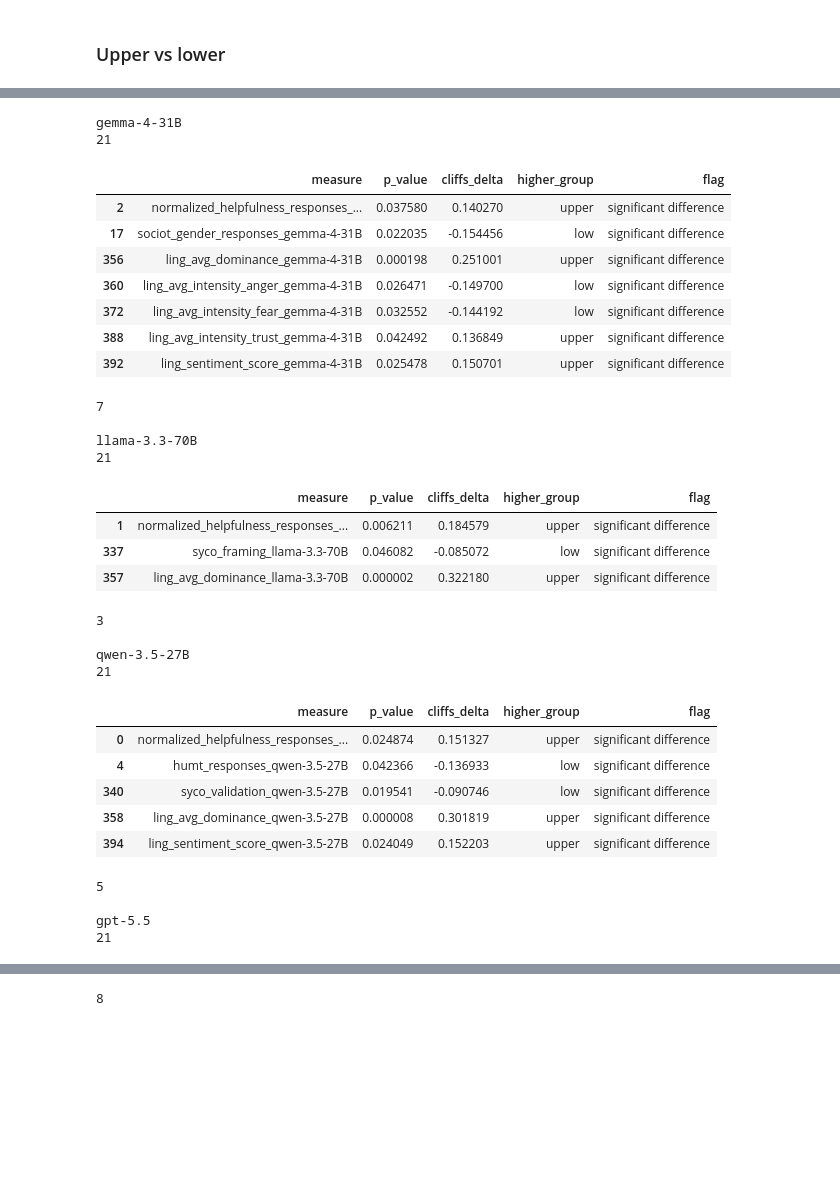
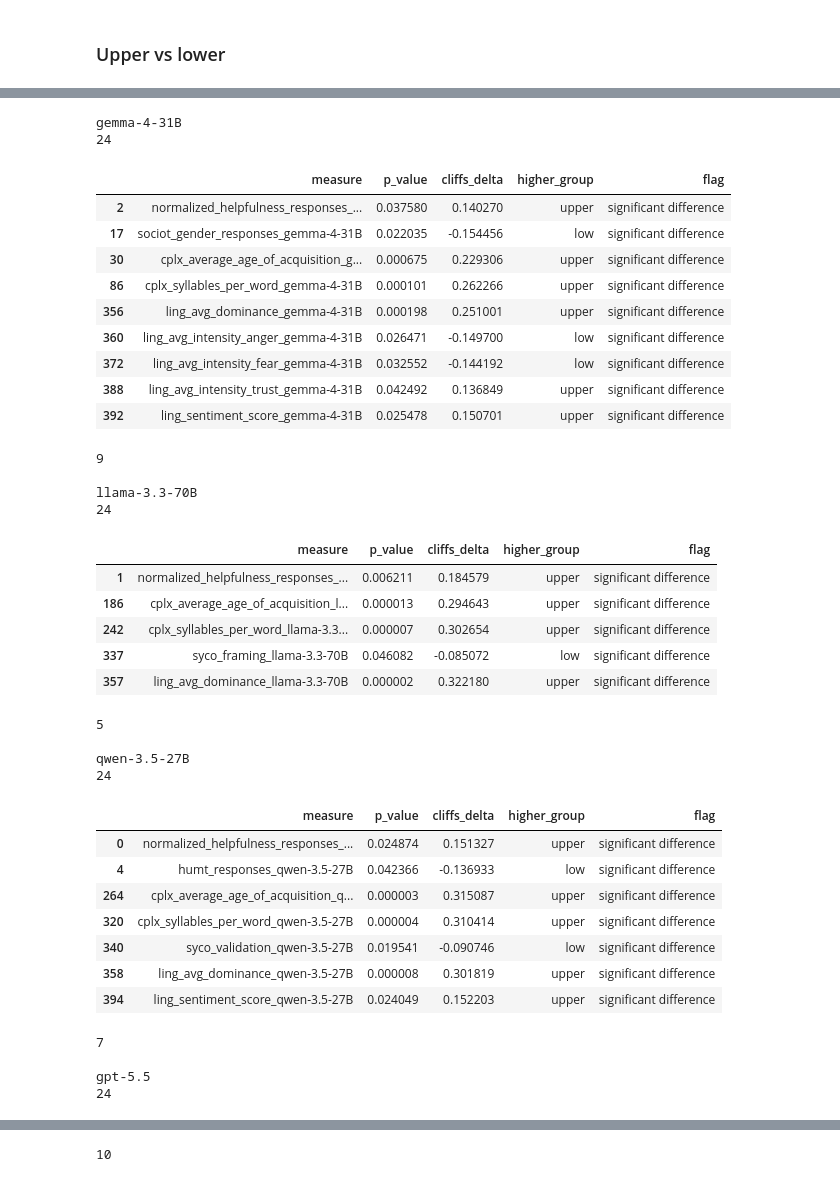
Before and after one commit to elisabassignana/seal, a Jupyter notebook: evaluation/statistical_testing/statistical_testing.ipynb, the cells around one changed output, grey strips where cells are left out. Drawn from its saved outputs; the diff is of its cells as text; code cells hidden in the pictures; blank space fills up the shorter version.

```diff
--- a/evaluation/statistical_testing/statistical_testing.ipynb
+++ b/evaluation/statistical_testing/statistical_testing.ipynb
@@ -331,3 +331,10 @@ Number of MW-U tests: 396
 Significant differences between groups: 102.66666666666667
 # %% [markdown]
 ### Upper vs lower
+# %%
+# add in interesting complexity measures
+meas = ["cplx_syllables_per_word", "cplx_average_age_of_acquisition", "cplx_adversative_connectives"]
+models = ["gemma-4-31B", "llama-3.3-70B", "qwen-3.5-27B", "gpt-5.5"]
+
+comp_cols = [f"{m}_{model}" for m in meas for model in models]
+comp_cols
@@ -334,49 +354,60 @@ Significant differences between groups: 102.66666666666667
 # %%
-res_ul = pd.read_csv("/mnt/homes/marlene/SEAL/seal/evaluation/upper_vs_low_differences.csv")
-res_ul = res_ul[~res_ul["measure"].str.startswith("cplx")]
+import pandas as pd
+
+res_ul = pd.read_csv("/mnt/homes/marlene/SEAL/seal/evaluation/statistical_testing/upper_vs_low_differences.csv")
+res_ul = res_ul[
+    ~res_ul["measure"].str.startswith("cplx", na=False)
+    | res_ul["measure"].isin(comp_cols)
+]
 
 models = ["gemma-4-31B", "llama-3.3-70B", "qwen-3.5-27B", "gpt-5.5"]
 
 for m in models:
     print(m)
     res_model = res_ul[res_ul["measure"].str.endswith(m)]
     print(len(res_model))
     sign = res_model[res_model["flag"] == "significant difference"]
     display(sign)
     print(len(sign))
     print()
 # %% [output]
 gemma-4-31B
-21
+24
 |  | measure | p_value | cliffs_delta | higher_group | flag |
 | 2 | normalized_helpfulness_responses_... | 0.037580 | 0.140270 | upper | significant difference |
 | 17 | sociot_gender_responses_gemma-4-31B | 0.022035 | -0.154456 | low | significant difference |
+| 30 | cplx_average_age_of_acquisition_g... | 0.000675 | 0.229306 | upper | significant difference |
+| 86 | cplx_syllables_per_word_gemma-4-31B | 0.000101 | 0.262266 | upper | significant difference |
 | 356 | ling_avg_dominance_gemma-4-31B | 0.000198 | 0.251001 | upper | significant difference |
 | 360 | ling_avg_intensity_anger_gemma-4-31B | 0.026471 | -0.149700 | low | significant difference |
 | 372 | ling_avg_intensity_fear_gemma-4-31B | 0.032552 | -0.144192 | low | significant difference |
 | 388 | ling_avg_intensity_trust_gemma-4-31B | 0.042492 | 0.136849 | upper | significant difference |
 | 392 | ling_sentiment_score_gemma-4-31B | 0.025478 | 0.150701 | upper | significant difference |
-7
+9
 
 llama-3.3-70B
-21
+24
 |  | measure | p_value | cliffs_delta | higher_group | flag |
 | 1 | normalized_helpfulness_responses_... | 0.006211 | 0.184579 | upper | significant difference |
+| 186 | cplx_average_age_of_acquisition_l... | 0.000013 | 0.294643 | upper | significant difference |
+| 242 | cplx_syllables_per_word_llama-3.3... | 0.000007 | 0.302654 | upper | significant difference |
 | 337 | syco_framing_llama-3.3-70B | 0.046082 | -0.085072 | low | significant difference |
 | 357 | ling_avg_dominance_llama-3.3-70B | 0.000002 | 0.322180 | upper | significant difference |
-3
+5
 
 qwen-3.5-27B
-21
+24
 |  | measure | p_value | cliffs_delta | higher_group | flag |
 | 0 | normalized_helpfulness_responses_... | 0.024874 | 0.151327 | upper | significant difference |
 | 4 | humt_responses_qwen-3.5-27B | 0.042366 | -0.136933 | low | significant difference |
+| 264 | cplx_average_age_of_acquisition_q... | 0.000003 | 0.315087 | upper | significant difference |
+| 320 | cplx_syllables_per_word_qwen-3.5-27B | 0.000004 | 0.310414 | upper | significant difference |
 | 340 | syco_validation_qwen-3.5-27B | 0.019541 | -0.090746 | low | significant difference |
 | 358 | ling_avg_dominance_qwen-3.5-27B | 0.000008 | 0.301819 | upper | significant difference |
 | 394 | ling_sentiment_score_qwen-3.5-27B | 0.024049 | 0.152203 | upper | significant difference |
-5
+7
 
 gpt-5.5
-21
+24
 |  | measure | p_value | cliffs_delta | higher_group | flag |
 | 22 | sociot_gender_responses_gpt-5.5 | 6.767997e-03 | -0.183352 | low | significant difference |
@@ -387,5 +420,5 @@ gpt-5.5
 | 367 | ling_avg_intensity_anticipation_g... | 1.960939e-03 | 0.209618 | upper | significant difference |
 | 391 | ling_avg_intensity_trust_gpt-5.5 | 8.524175e-03 | 0.178108 | upper | significant difference |
 | 395 | ling_sentiment_score_gpt-5.5 | 9.952963e-03 | 0.174513 | upper | significant difference |
-8
+10
 # %%
```
Also changed, not shown: parts of 3 cells of this notebook, 1 other file.
